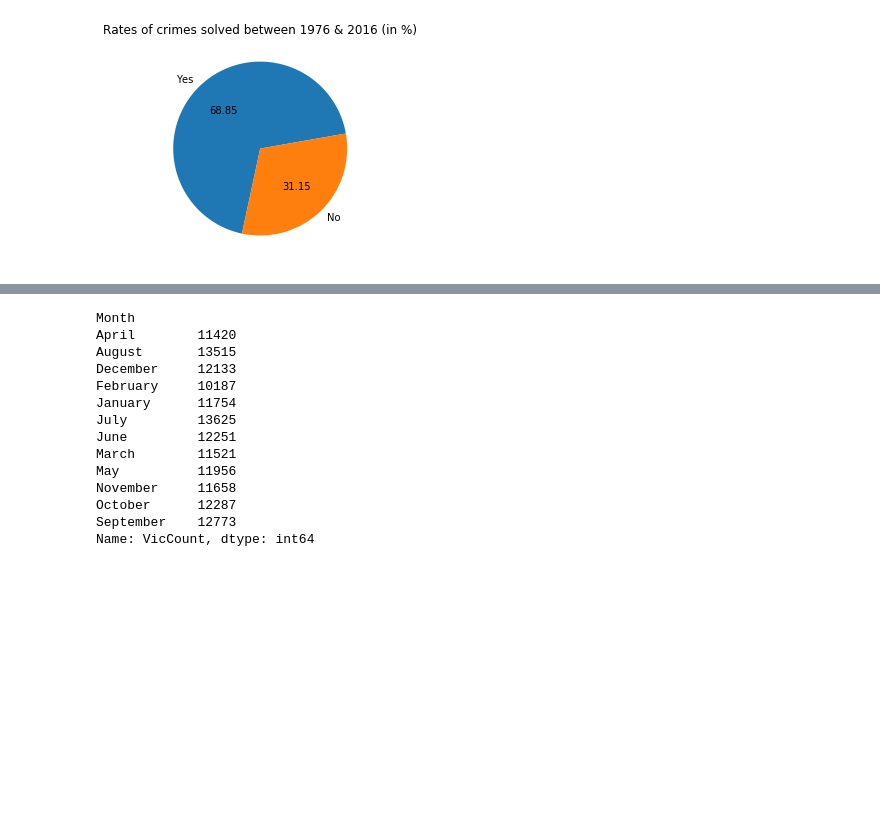
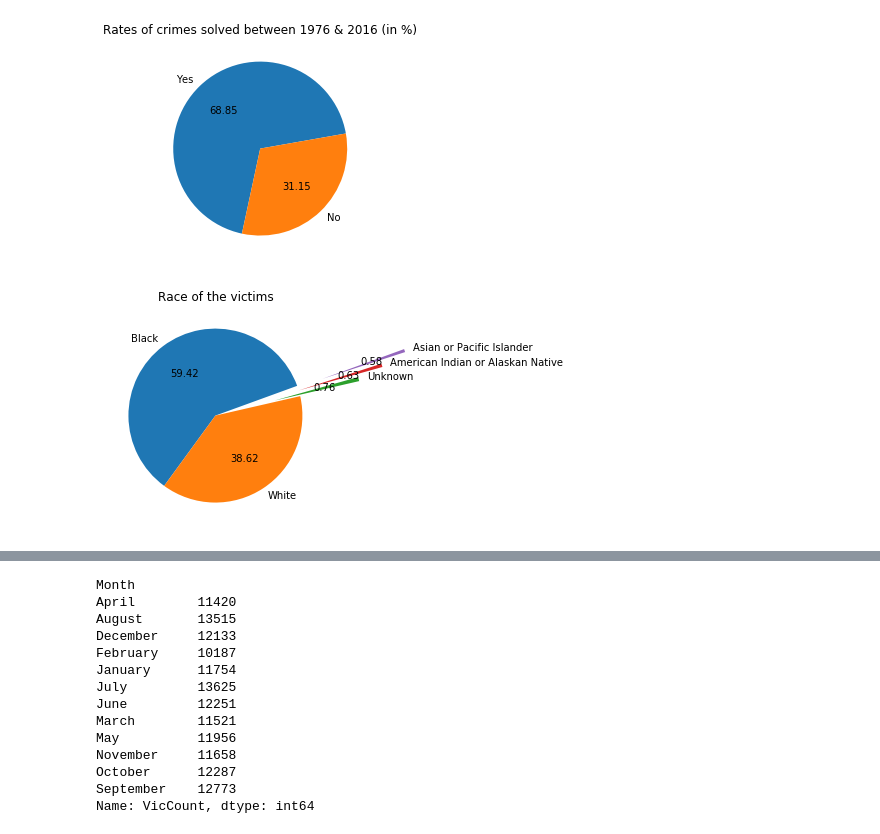
Before and after one commit to bendgame/Project-one, a Jupyter notebook: Midwest_crime_bimi.ipynb, the cells around one changed output, grey strips where cells are left out. Drawn from its saved outputs; the diff is of its cells as text; code cells hidden in the pictures; blank space fills up the shorter version.

```diff
--- a/Midwest_crime_bimi.ipynb
+++ b/Midwest_crime_bimi.ipynb
@@ -89,3 +92,15 @@ ax.set_ylabel('')
 plt.show()
 # %% [output]
 [figure]
+# %%
+race = pd.DataFrame(midwest_data, columns = ['VicRace'])
+victim_race = race.stack().value_counts()
+ax = victim_race.plot(kind = 'pie',
+                              title = 'Race of the victims',
+                              startangle = 20,
+                              autopct='%.2f',
+                              explode=(0, 0, 0.7, 1, 1.3))
+ax.set_ylabel('')
+plt.show()
+# %% [output]
+[figure, added]
```
Also changed, not shown: parts of 13 cells of this notebook.
